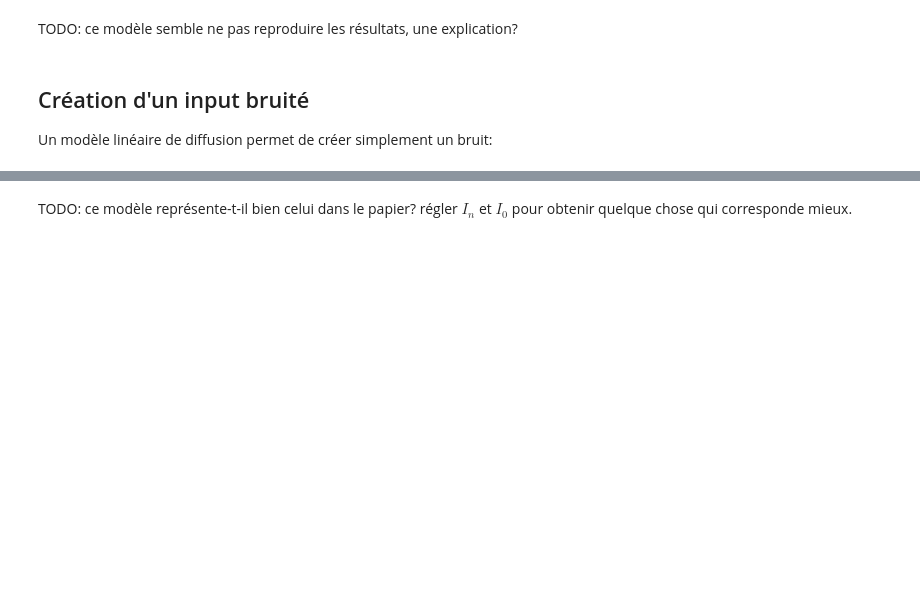
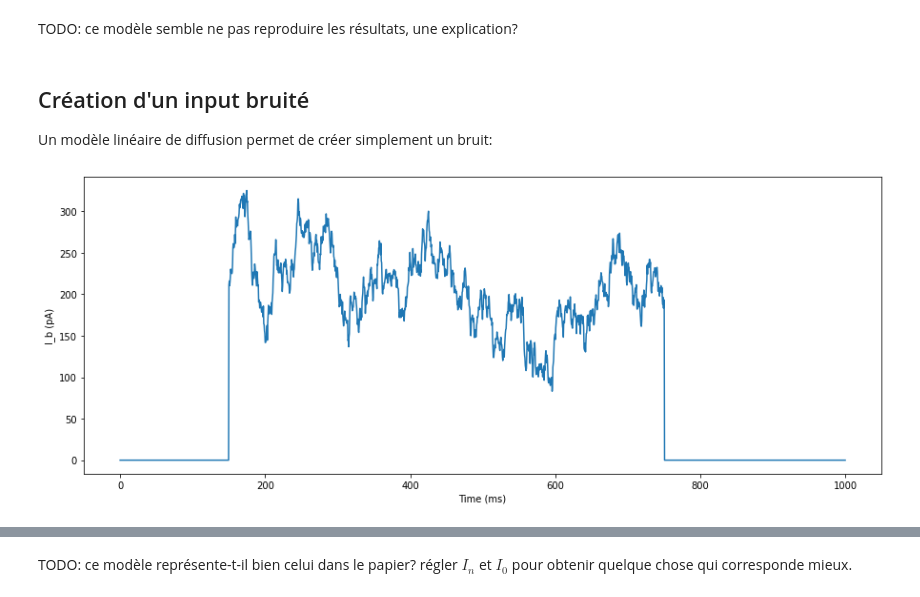
Before and after one commit to laurentperrinet/2021_UE-neurosciences-computationnelles, a Jupyter notebook: MainenSejnowski1995.ipynb, the cells around one changed output, grey strips where cells are left out. Saved outputs shown, nothing was run; the diff lists cells and outputs as text; code cells hidden in the pictures; blank space fills up the shorter version.

```diff
--- a/MainenSejnowski1995.ipynb
+++ b/MainenSejnowski1995.ipynb
@@ -133,22 +159,24 @@ TODO: ce modèle semble ne pas reproduire les résultats, une explication?
 
 Un modèle linéaire de diffusion permet de créer simplement un bruit:
 # %%
-def Bruit(time=time, tau_n=30, I_n=900, I_0=20, start=start, end=end):
+def Bruit(time=time, tau_n=30, I_n=500, I_0=200, start=start, end=end):
     dt = time[1]
     x=np.ones_like(time)
     for t in range(len(x)-1):
         n = np.random.randn()*I_n
         x[t+1]=(1-dt/tau_n)*x[t]+ (dt*n/tau_n)
 
     x += I_0
     x[time<start], x[time>end] = 0, 0
 
     return x
 
 fig, ax = plt.subplots(1, 1, figsize=(fig_width, fig_width/phi))
 ax.plot(time, Bruit())
 ax.set_xlabel('Time (ms)')
 ax.set_ylabel('I_b (pA)');
+# %% [output]
+[figure, added]
 # %%
 fig, ax = plt.subplots(1, 1, figsize=(fig_width, fig_width/phi))
 ax.plot(time, Bruit())
```
Also changed, not shown: parts of 23 cells of this notebook.
